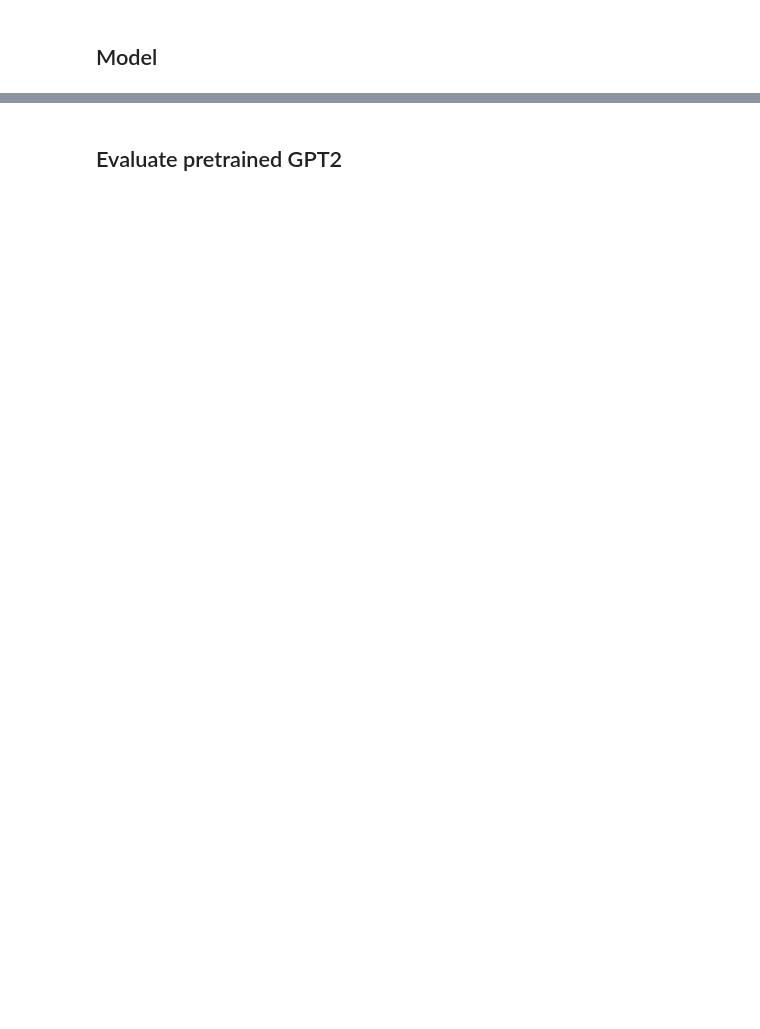
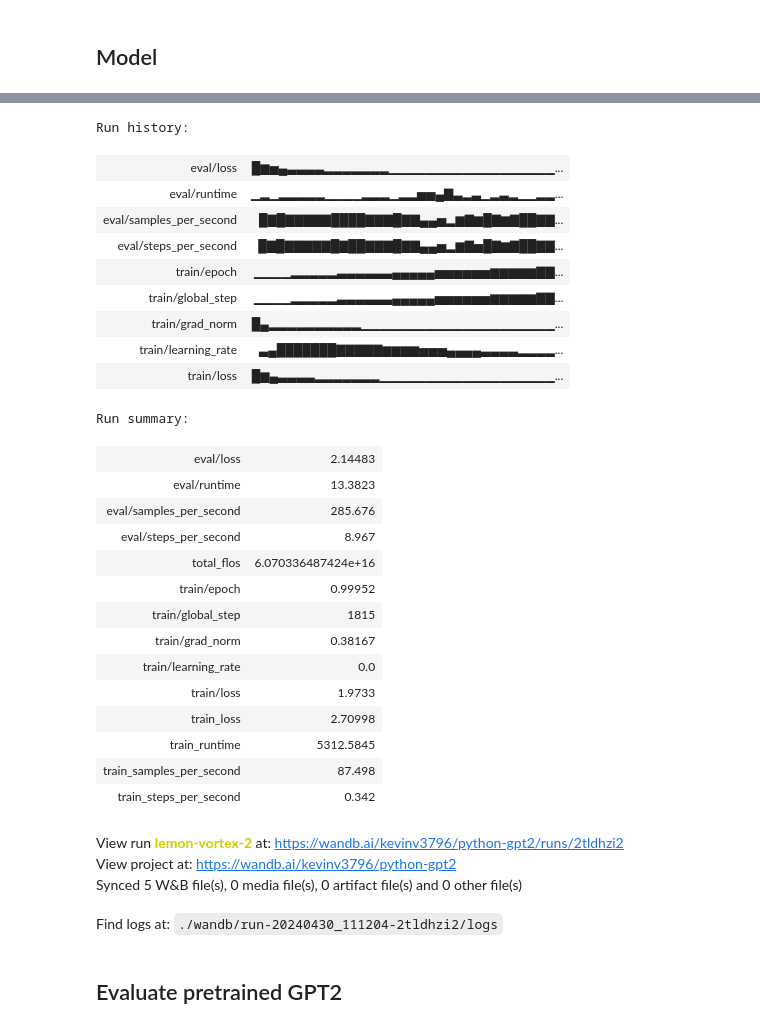
Before and after one commit to kevin-v96/python-codecomplete-lm, a Jupyter notebook: gpt2/gpt2.ipynb, the cells around one changed output, grey strips where cells are left out. Saved outputs shown, nothing was run; the diff lists cells and outputs as text; code cells hidden in the pictures; blank space fills up the shorter version.

```diff
--- a/gpt2/gpt2.ipynb
+++ b/gpt2/gpt2.ipynb
@@ -215,3 +230,35 @@ pipe = pipeline(
 )
+# %%
+wandb.run.finish()
+# %% [output]
+Run history:
+| eval/loss | █▆▅▄▃▃▃▃▂▂▂▂▂▂▂▁▁▁▁▁▁▁▁▁▁▁▁▁▁▁▁▁▁... |
+| eval/runtime | ▁▂▁▂▂▂▂▂▁▁▁▁▂▂▂▁▂▂▅▅▄▇▃▂▃▁▂▃▂▁▁▂▂... |
+| eval/samples_per_second | █▇█▇▇▇▇▇████▇▇▇█▇▇▄▄▅▂▆▇▆█▇▆▇██▇▇... |
+| eval/steps_per_second | █▇█▇▇▇▇▇█▇██▇▇▇█▇▇▄▄▅▂▆▇▅█▇▆▇██▇▇... |
+| train/epoch | ▁▁▁▁▂▂▂▂▂▃▃▃▃▃▃▄▄▄▄▄▅▅▅▅▅▅▆▆▆▆▆▇▇... |
+| train/global_step | ▁▁▁▁▂▂▂▂▂▃▃▃▃▃▃▄▄▄▄▄▅▅▅▅▅▅▆▆▆▆▆▇▇... |
+| train/grad_norm | █▄▂▂▂▂▂▂▂▂▂▂▁▁▁▁▁▁▁▁▁▁▁▁▁▁▁▁▁▁▁▁▁... |
+| train/learning_rate | ▃▄███████▇▇▇▇▇▆▆▆▆▅▅▅▄▄▄▄▃▃▃▃▂▂▂▂... |
+| train/loss | █▆▄▃▃▃▃▂▂▂▂▂▂▂▁▁▁▁▁▁▁▁▁▁▁▁▁▁▁▁▁▁▁... |
+Run summary:
+| eval/loss | 2.14483 |
+| eval/runtime | 13.3823 |
+| eval/samples_per_second | 285.676 |
+| eval/steps_per_second | 8.967 |
+| total_flos | 6.070336487424e+16 |
+| train/epoch | 0.99952 |
+| train/global_step | 1815 |
+| train/grad_norm | 0.38167 |
+| train/learning_rate | 0.0 |
+| train/loss | 1.9733 |
+| train_loss | 2.70998 |
+| train_runtime | 5312.5845 |
+| train_samples_per_second | 87.498 |
+| train_steps_per_second | 0.342 |
+View run lemon-vortex-2 at: https://wandb.ai/kevinv3796/python-gpt2/runs/2tldhzi2
+View project at: https://wandb.ai/kevinv3796/python-gpt2
+Synced 5 W&B file(s), 0 media file(s), 0 artifact file(s) and 0 other file(s)
+Find logs at: ./wandb/run-20240430_111204-2tldhzi2/logs
 # %% [markdown]
 ## Evaluate pretrained GPT2
```
Also changed, not shown: parts of 26 cells of this notebook, 4 other files.
